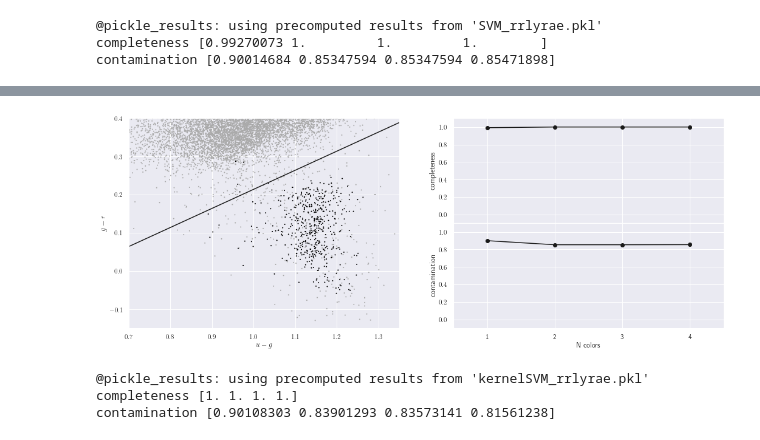
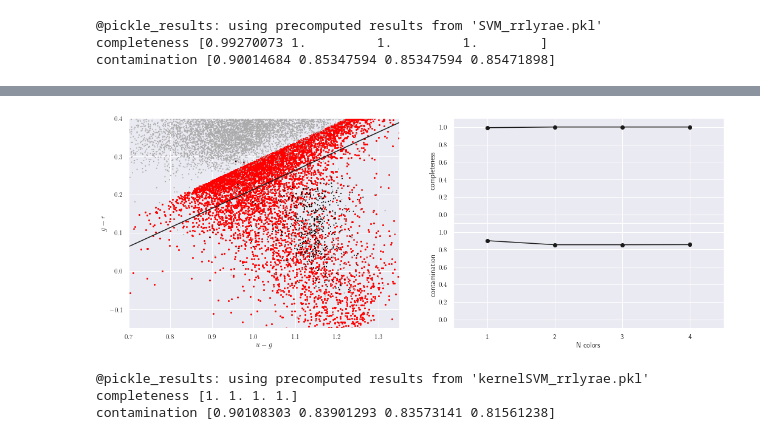
Before and after one commit to swj1442291549/codeandcoffee_svm, a Jupyter notebook: svm.ipynb, the cells around one changed output, grey strips where cells are left out. Cells and saved outputs as stored; diff of their text form; code cells hidden in the pictures.

```diff
--- a/svm.ipynb
+++ b/svm.ipynb
@@ -489,11 +546,11 @@ im = ax.scatter(X[-N_plot:, 1],
                 lw=0,
                 cmap=plt.cm.binary,
                 zorder=2)
-# Where are support vectors?
-# ax.scatter(clf.support_vectors_[:, 1],
-#            clf.support_vectors_[:, 0],
-#            s=4,
-#            c='red')
+
+ax.scatter(clf.support_vectors_[:, 1],
+           clf.support_vectors_[:, 0],
+           s=4,
+           c='red')
 im.set_clim(-0.5, 1)
 
 ax.set_xlim(0.7, 1.35)
@@ -504,34 +561,34 @@ ax.set_ylabel('$g-r$')
 
 # plot completeness vs Ncolors
 ax = fig.add_subplot(222)
 ax.plot(Ncolors, completeness, 'o-k', ms=6)
 
 ax.xaxis.set_major_locator(plt.MultipleLocator(1))
 ax.yaxis.set_major_locator(plt.MultipleLocator(0.2))
 ax.xaxis.set_major_formatter(plt.NullFormatter())
 
 ax.set_ylabel('completeness')
 ax.set_xlim(0.5, 4.5)
 ax.set_ylim(-0.1, 1.1)
 ax.grid(True)
 
 # plot contamination vs Ncolors
 ax = fig.add_subplot(224)
 ax.plot(Ncolors, contamination, 'o-k', ms=6)
 
 ax.xaxis.set_major_locator(plt.MultipleLocator(1))
 ax.yaxis.set_major_locator(plt.MultipleLocator(0.2))
 ax.xaxis.set_major_formatter(plt.FormatStrFormatter('%i'))
 
 ax.set_xlabel('N colors')
 ax.set_ylabel('contamination')
 ax.set_xlim(0.5, 4.5)
 ax.set_ylim(-0.1, 1.1)
 ax.grid(True)
 
 plt.show()
 # %% [output]
-[figure, old version]
+[figure, new version]
 # %%
 @pickle_results('kernelSVM_rrlyrae.pkl')
 def compute_SVM(Ncolors):
```
Also changed, not shown: parts of 7 cells of this notebook.
